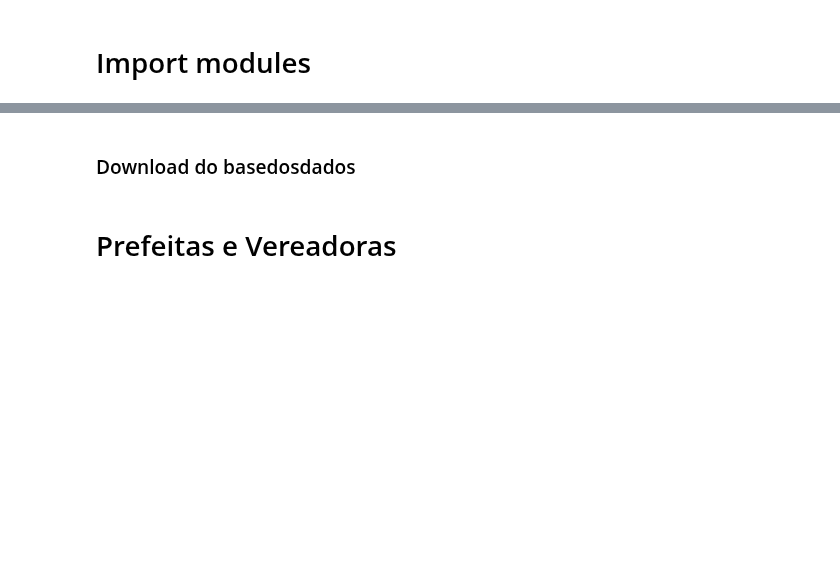
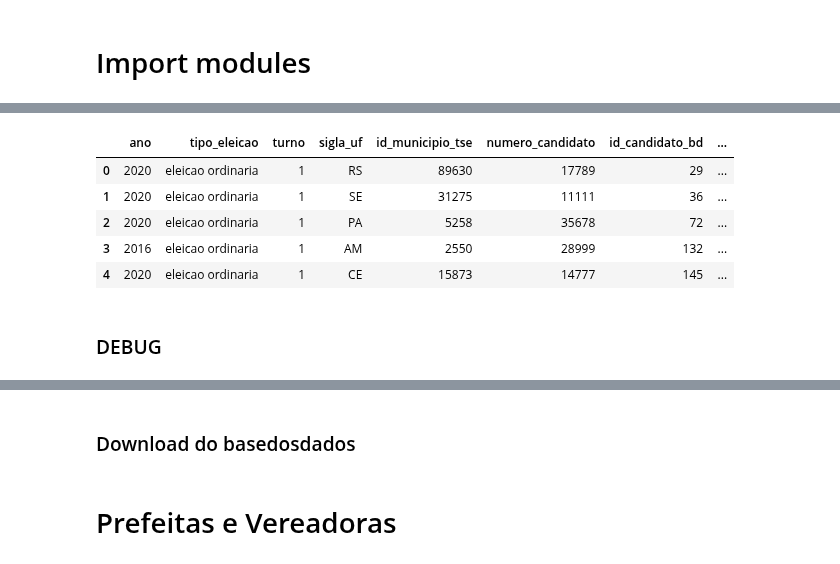
Before and after one commit to d116626/mais_projects, a Jupyter notebook: notebooks/analise_mais_alziras.ipynb, the cells around one changed output, grey strips where cells are left out. Cells and saved outputs as stored; diff of their text form; code cells hidden in the pictures; blank space fills up the shorter version.

```diff
--- a/notebooks/analise_mais_alziras.ipynb
+++ b/notebooks/analise_mais_alziras.ipynb
@@ -25,0 +93,14 @@ in_path  = '../data/analise/mais/alziras/input/'
+# %%
+query = """
+SELECT * FROM `basedosdados-projetos.alziras_eleicoes.vereadores_completo`
+"""
+vereadores_completo = bd.read_sql(query, billing_project_id='basedosdados-dev')
+# %%
+vereadores_completo.head()
+# %% [output]
+|  | ano | tipo_eleicao | turno | sigla_uf | id_municipio_tse | numero_candidato | id_candidato_bd | ... |
+| 0 | 2020 | eleicao ordinaria | 1 | RS | 89630 | 17789 | 29 | ... |
+| 1 | 2020 | eleicao ordinaria | 1 | SE | 31275 | 11111 | 36 | ... |
+| 2 | 2020 | eleicao ordinaria | 1 | PA | 5258 | 35678 | 72 | ... |
+| 3 | 2016 | eleicao ordinaria | 1 | AM | 2550 | 28999 | 132 | ... |
+| 4 | 2020 | eleicao ordinaria | 1 | CE | 15873 | 14777 | 145 | ... |
@@ -25,0 +112,2 @@ in_path  = '../data/analise/mais/alziras/input/'
+# %% [markdown]
+### DEBUG
```
Also changed, not shown: parts of 23 cells of this notebook, 1 other file.
